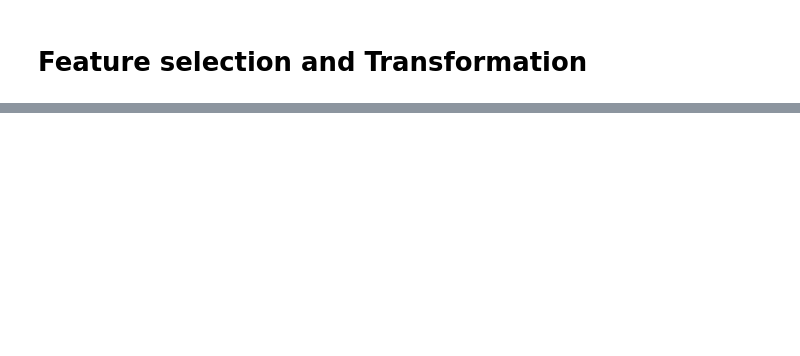
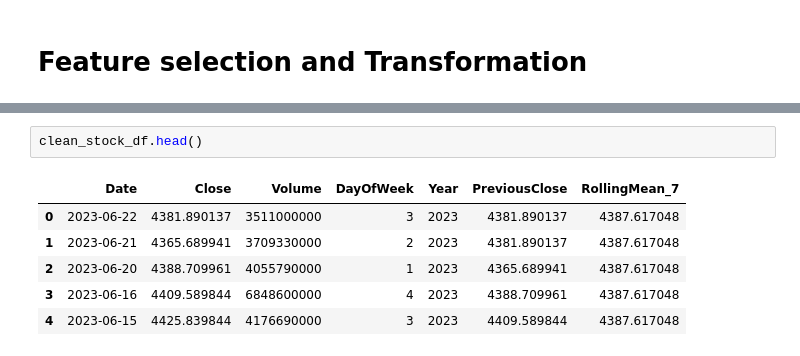
Before and after one commit to jona-tech/milestone-project-market-prediction-model, a Jupyter notebook: jupyter_notebooks/feature_engineering.ipynb, the cells around one changed output, grey strips where cells are left out. Saved outputs shown, nothing was run; the diff lists cells and outputs as text; blank space fills up the shorter version.

```diff
--- a/jupyter_notebooks/feature_engineering.ipynb
+++ b/jupyter_notebooks/feature_engineering.ipynb
@@ -110,0 +132,9 @@ ValueError: Some of the variables in the dataset contain NaN. Check and remove t
+# %%
+clean_stock_df.head()
+# %% [output]
+|  | Date | Close | Volume | DayOfWeek | Year | PreviousClose | RollingMean_7 |
+| 0 | 2023-06-22 | 4381.890137 | 3511000000 | 3 | 2023 | 4381.890137 | 4387.617048 |
+| 1 | 2023-06-21 | 4365.689941 | 3709330000 | 2 | 2023 | 4381.890137 | 4387.617048 |
+| 2 | 2023-06-20 | 4388.709961 | 4055790000 | 1 | 2023 | 4365.689941 | 4387.617048 |
+| 3 | 2023-06-16 | 4409.589844 | 6848600000 | 4 | 2023 | 4388.709961 | 4387.617048 |
+| 4 | 2023-06-15 | 4425.839844 | 4176690000 | 3 | 2023 | 4409.589844 | 4387.617048 |
```
Also changed, not shown: parts of 4 cells of this notebook.
